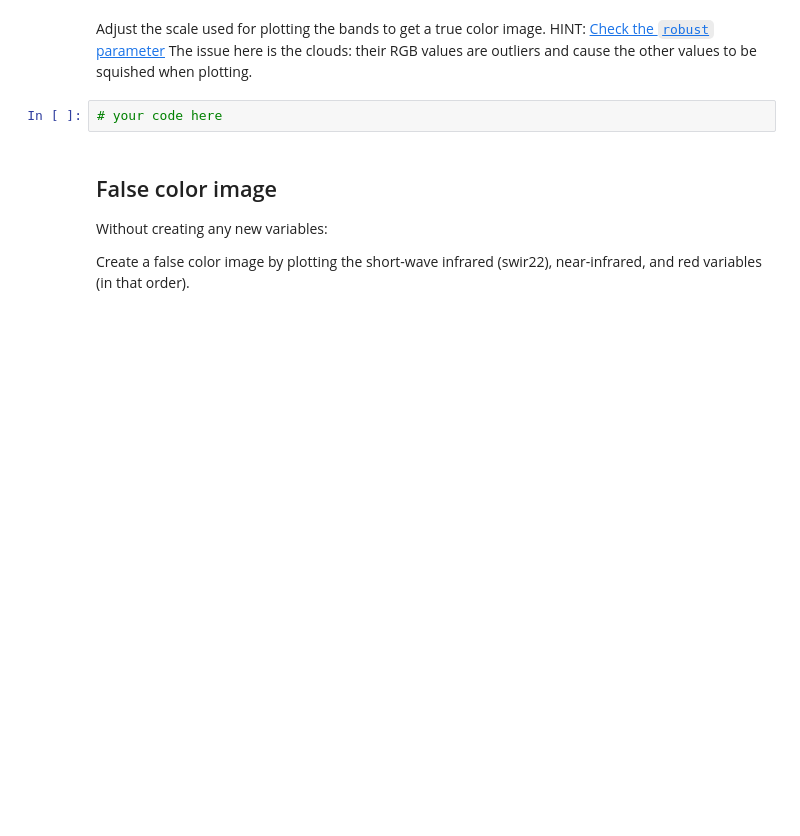
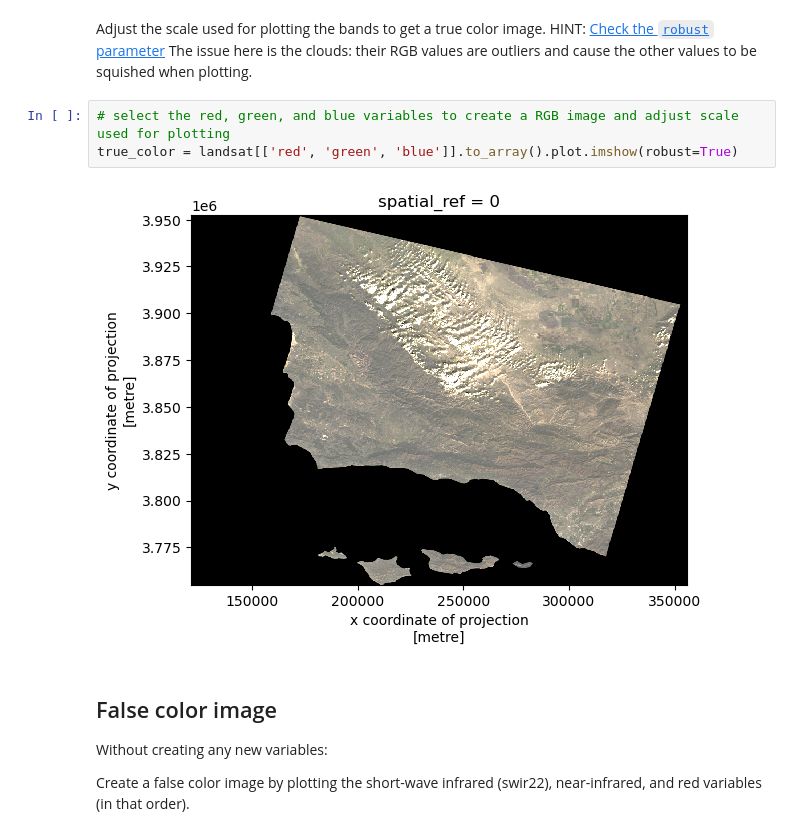
Before and after one commit to mwidas/eds220-hwk-4, a Jupyter notebook: hwk4-task2-false-color.ipynb, the cells around one changed output. Saved outputs shown, nothing was run; the diff lists cells and outputs as text; blank space fills up the shorter version.

```diff
--- a/hwk4-task2-false-color.ipynb
+++ b/hwk4-task2-false-color.ipynb
@@ -164,7 +177,10 @@ Adjust the scale used for plotting the bands to get a true color image.
 HINT: [Check the `robust` parameter](https://matplotlib.org/stable/api/_as_gen/matplotlib.pyplot.imshow.html)
 The issue here is the clouds: their RGB values are outliers and cause the other values to be squished when plotting.
 # %%
-# your code here
+# select the red, green, and blue variables to create a RGB image and adjust scale used for plotting
+true_color = landsat[['red', 'green', 'blue']].to_array().plot.imshow(robust=True)
+# %% [output]
+[figure, added]
 # %% [markdown]
 ## False color image
 Without creating any new variables:
```
Also changed, not shown: parts of 7 cells of this notebook.
